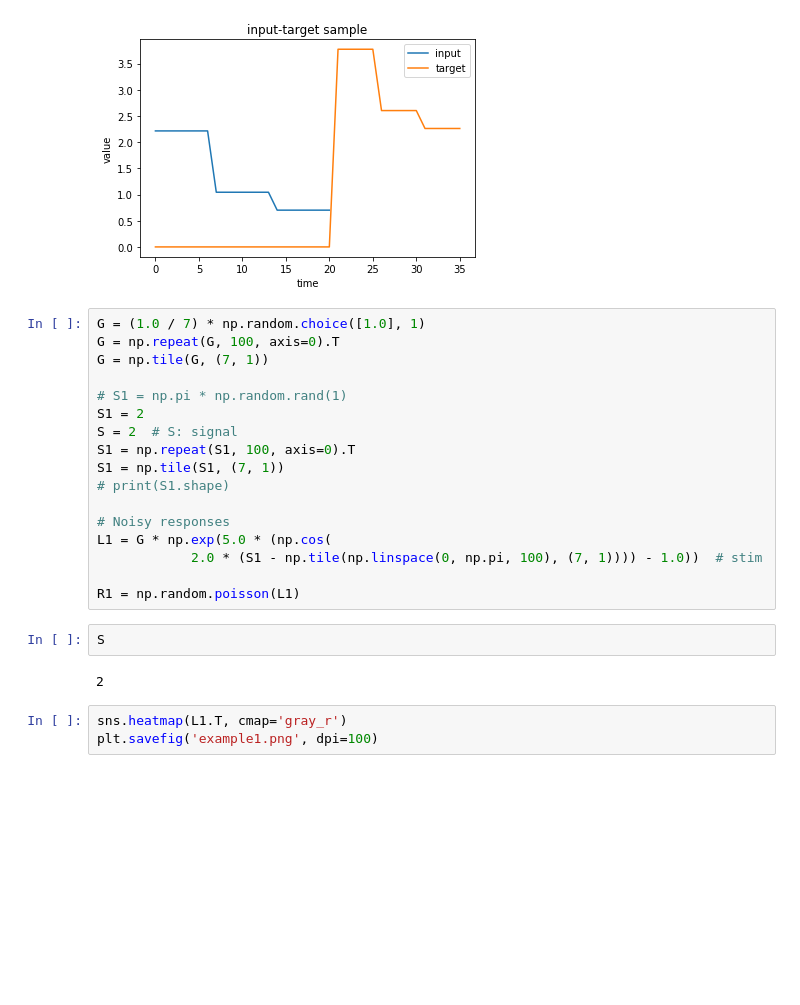
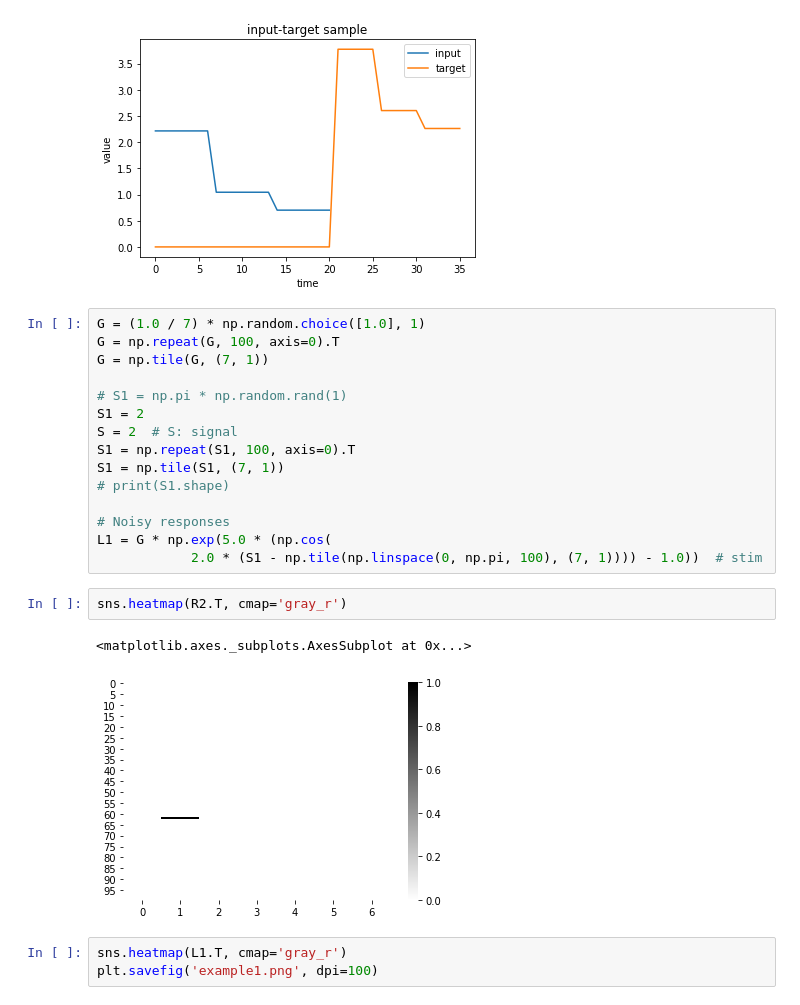
Before and after one commit to xkotaro/recurrent-memory, a Jupyter notebook: ipynb/make_input_target.ipynb, the cells around one changed output. Saved outputs shown, nothing was run; the diff lists cells and outputs as text; blank space fills up the shorter version.

```diff
--- a/ipynb/make_input_target.ipynb
+++ b/ipynb/make_input_target.ipynb
@@ -170,12 +150,11 @@ S1 = np.tile(S1, (7, 1))
 # Noisy responses
 L1 = G * np.exp(5.0 * (np.cos(
             2.0 * (S1 - np.tile(np.linspace(0, np.pi, 100), (7, 1)))) - 1.0))  # stim
-
-R1 = np.random.poisson(L1)
-# %%
-S
-# %% [output]
-2
+# %%
+sns.heatmap(R2.T, cmap='gray_r')
+# %% [output]
+<matplotlib.axes._subplots.AxesSubplot at 0x...>
+[figure, added]
 # %%
 sns.heatmap(L1.T, cmap='gray_r')
 plt.savefig('example1.png', dpi=100)
```
Also changed, not shown: parts of 3 cells of this notebook, 4 other files.
